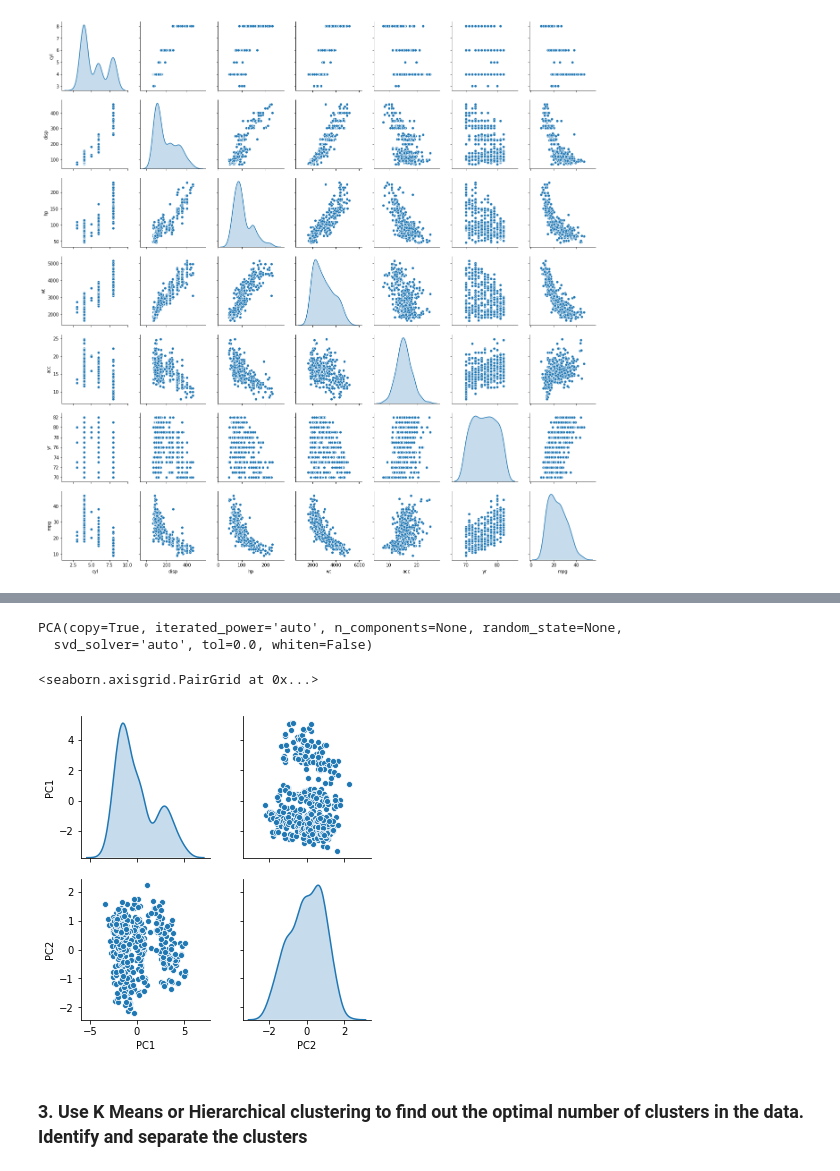
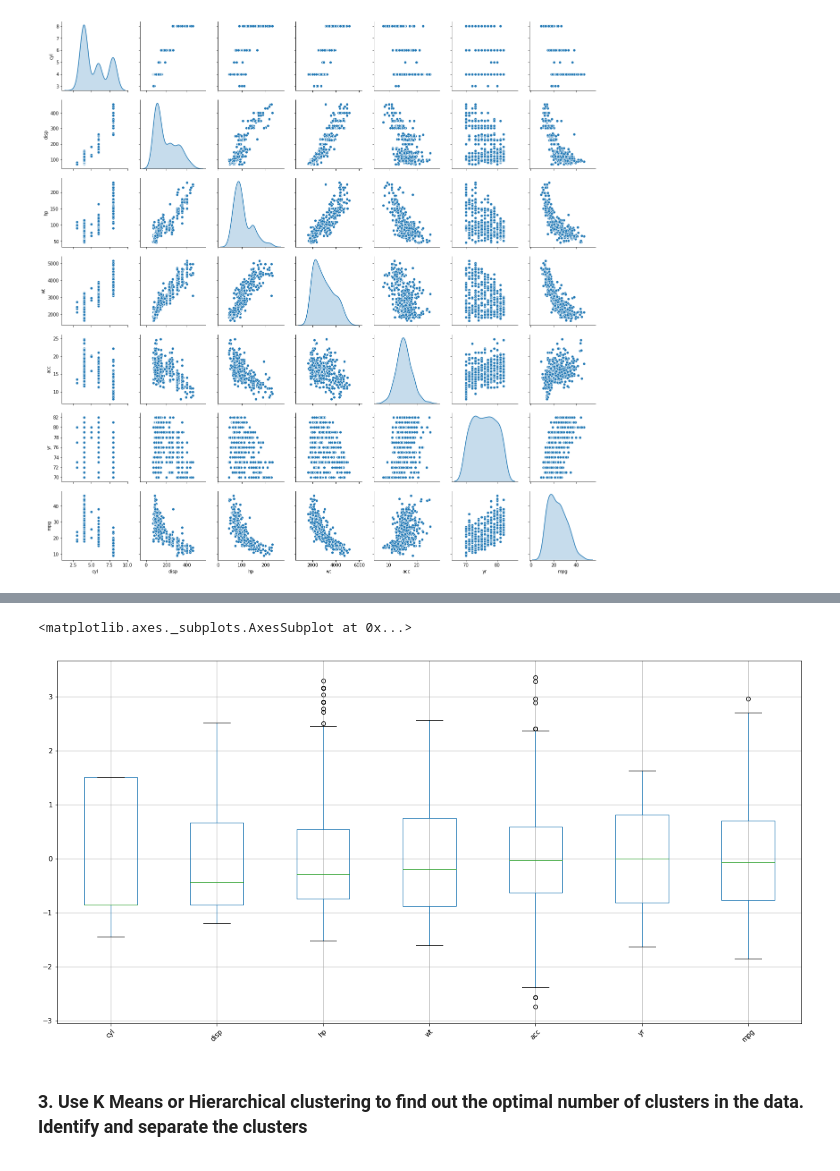
Before and after one commit to GreatLearningAIML1/bangalore-feb-batch-arunkrdas, a Jupyter notebook: Unsupervised Learning_R4_Project1.ipynb, the cells around one changed output, grey strips where cells are left out. Cells and saved outputs as stored; diff of their text form; code cells hidden in the pictures.

```diff
--- a/Unsupervised Learning_R4_Project1.ipynb
+++ b/Unsupervised Learning_R4_Project1.ipynb
@@ -117,11 +125,0 @@ X = X.apply(zscore)
-# %%
-# Apply PCA
-from sklearn.preprocessing import StandardScaler
-from sklearn.decomposition import PCA
-sc = StandardScaler()
-X_std =  sc.fit_transform(X)
-pca = PCA()
-pca.fit(X_std)
-# %% [output]
-PCA(copy=True, iterated_power='auto', n_components=None, random_state=None,
-  svd_solver='auto', tol=0.0, whiten=False)
@@ -131,9 +126,8 @@ pcaTransform = pca.fit_transform(X_std)
-# %%
-pcadf = pd.DataFrame(data=pcaTransform, columns = ['PC1', 'PC2'])
-sns.pairplot(pcadf, diag_kind='kde')
-# %% [output]
-<seaborn.axisgrid.PairGrid at 0x...>
-[figure, removed]
+# %%
+mpg_df.boxplot(figsize = (20,10), rot=45)
+# %% [output]
+<matplotlib.axes._subplots.AxesSubplot at 0x...>
+[figure, added]
 # %% [markdown]
 ### 3. Use K Means or Hierarchical clustering to find out the optimal number of clusters in the data. Identify and separate the clusters
 # %%
```
Also changed, not shown: parts of 28 cells of this notebook.
